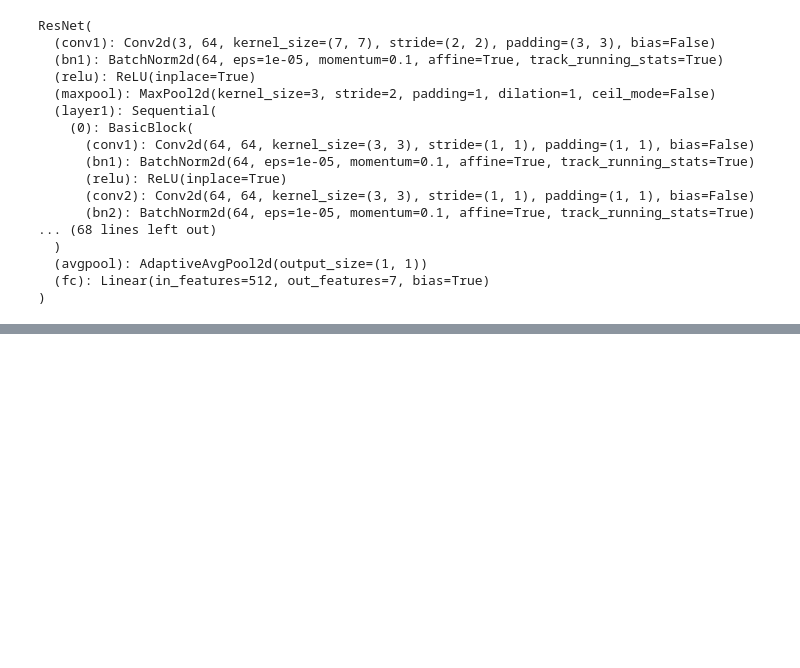
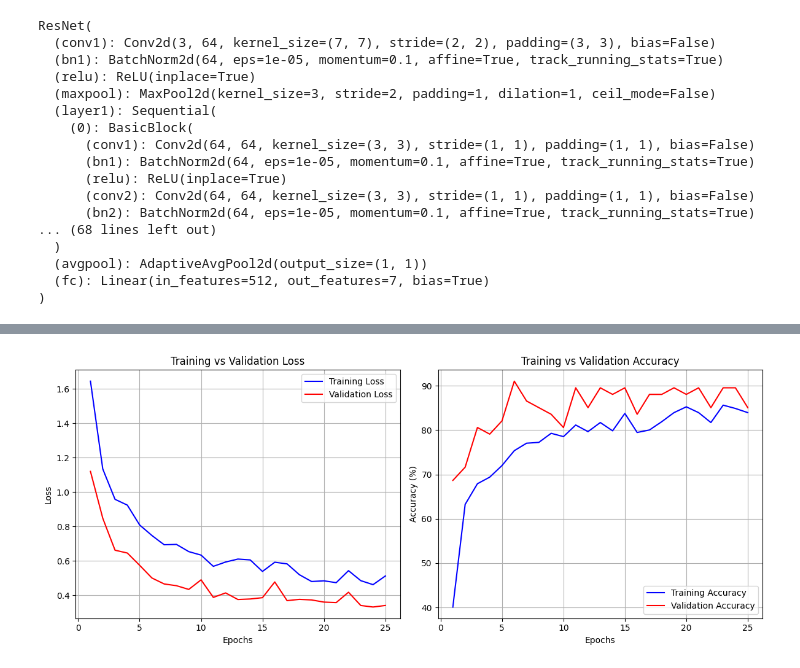
Before and after one commit to Shahad-2mo/Week-4, a Jupyter notebook: W4_DL/horse_classification.ipynb, the cells around one changed output, grey strips where cells are left out. Drawn from its saved outputs; the diff is of its cells as text; code cells hidden in the pictures; blank space fills up the shorter version.

```diff
--- a/W4_DL/horse_classification.ipynb
+++ b/W4_DL/horse_classification.ipynb
@@ -681,0 +614,4 @@ plt.show()
+# %%
+plot_training_curves(history)
+# %% [output]
+[figure, added]
```
Also changed, not shown: parts of 33 cells of this notebook.
